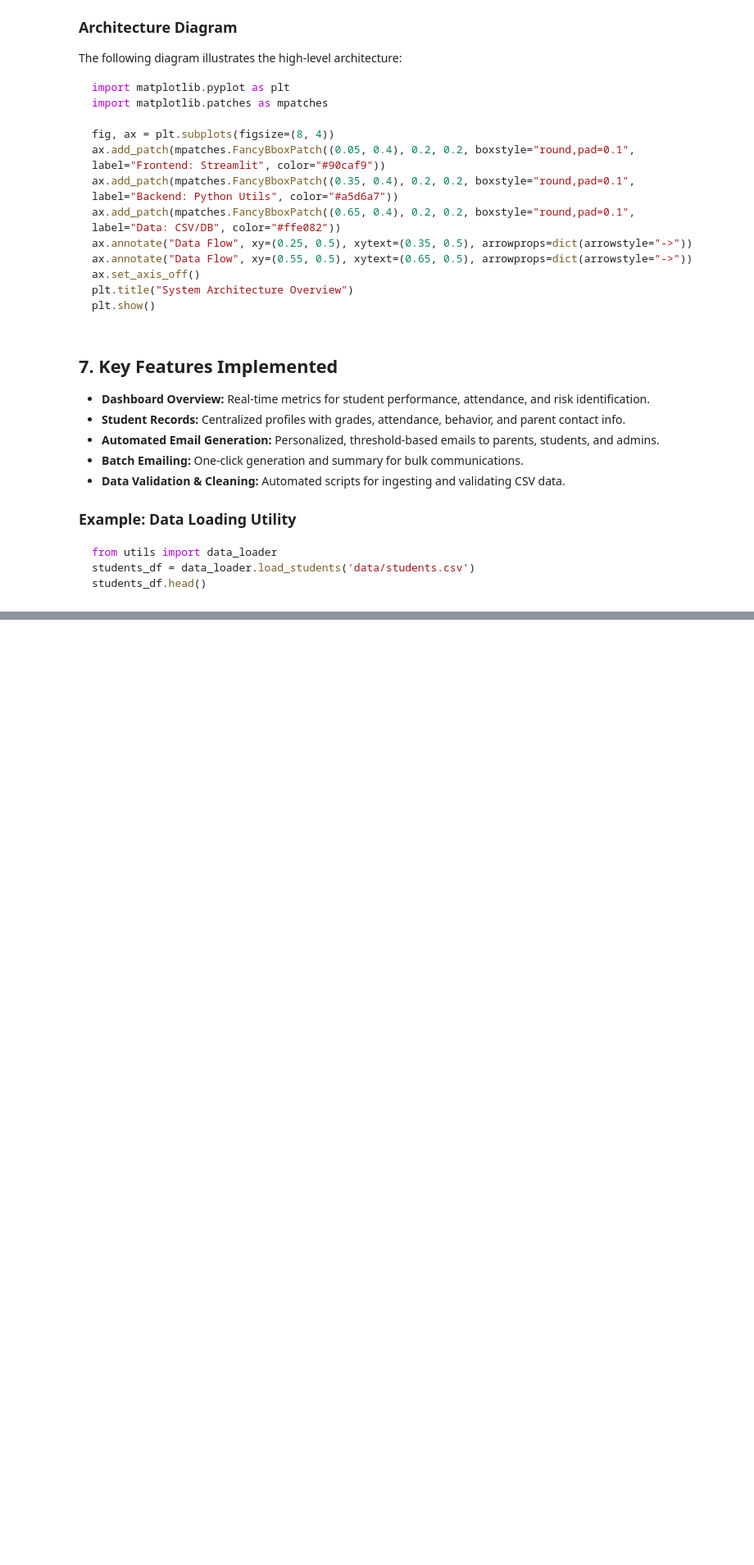
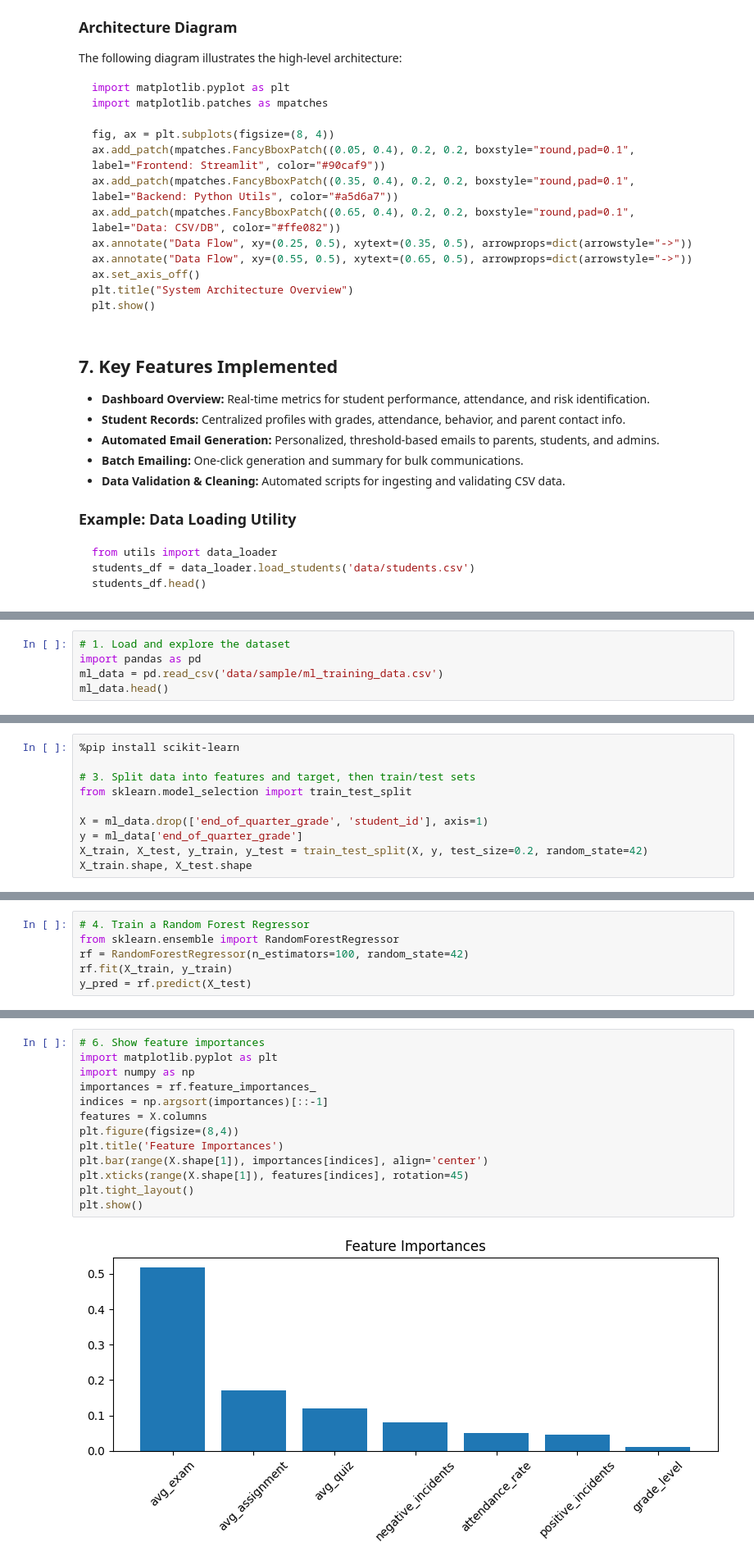
Before and after one commit to sanjaykshetri/Teacher_Assistant_Dashboard, a Jupyter notebook: Teacher_Assistant_Dashboard_Technical_Report.ipynb, the cells around one changed output, grey strips where cells are left out. Shown: that part at 82% size. Drawn from its saved outputs; the diff is of its cells as text; blank space fills up the shorter version.

Commit message:
Enhance ML pipeline: action recommendations, visualization, and notification automation

```diff
--- a/Teacher_Assistant_Dashboard_Technical_Report.ipynb
+++ b/Teacher_Assistant_Dashboard_Technical_Report.ipynb
@@ -158,0 +201,5 @@ students_df.head()
+# %%
+# 1. Load and explore the dataset
+import pandas as pd
+ml_data = pd.read_csv('data/sample/ml_training_data.csv')
+ml_data.head()
@@ -158,0 +239,10 @@ students_df.head()
+# %%
+%pip install scikit-learn
+
+# 3. Split data into features and target, then train/test sets
+from sklearn.model_selection import train_test_split
+
+X = ml_data.drop(['end_of_quarter_grade', 'student_id'], axis=1)
+y = ml_data['end_of_quarter_grade']
+X_train, X_test, y_train, y_test = train_test_split(X, y, test_size=0.2, random_state=42)
+X_train.shape, X_test.shape
@@ -158,0 +268,6 @@ students_df.head()
+# %%
+# 4. Train a Random Forest Regressor
+from sklearn.ensemble import RandomForestRegressor
+rf = RandomForestRegressor(n_estimators=100, random_state=42)
+rf.fit(X_train, y_train)
+y_pred = rf.predict(X_test)
@@ -158,0 +288,15 @@ students_df.head()
+# %%
+# 6. Show feature importances
+import matplotlib.pyplot as plt
+import numpy as np
+importances = rf.feature_importances_
+indices = np.argsort(importances)[::-1]
+features = X.columns
+plt.figure(figsize=(8,4))
+plt.title('Feature Importances')
+plt.bar(range(X.shape[1]), importances[indices], align='center')
+plt.xticks(range(X.shape[1]), features[indices], rotation=45)
+plt.tight_layout()
+plt.show()
+# %% [output]
+[figure, added]
```
Also changed, not shown: parts of 13 cells of this notebook, 1 other file.
